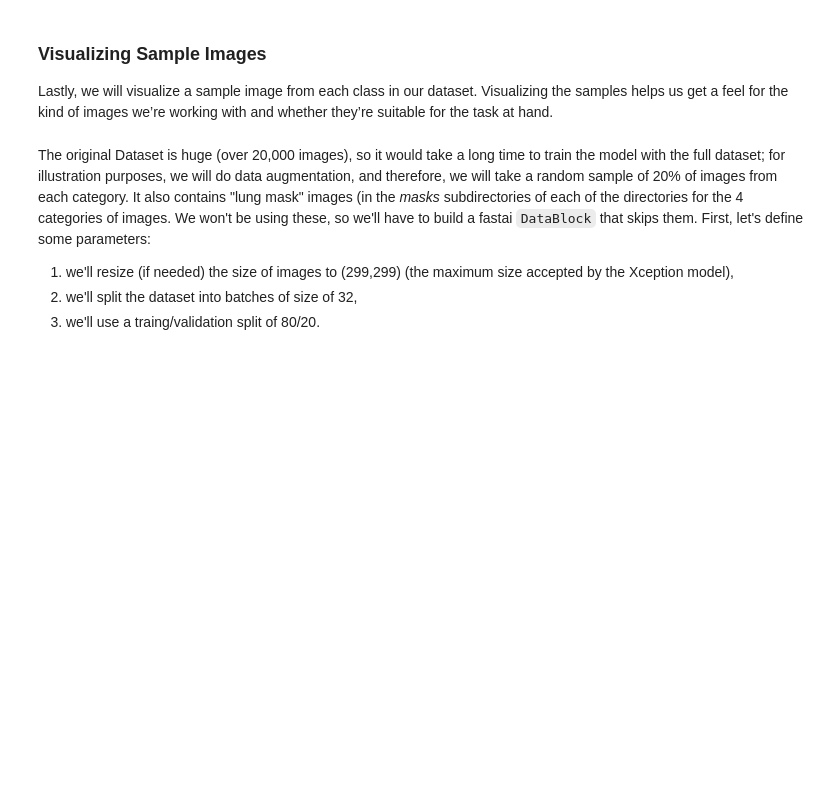
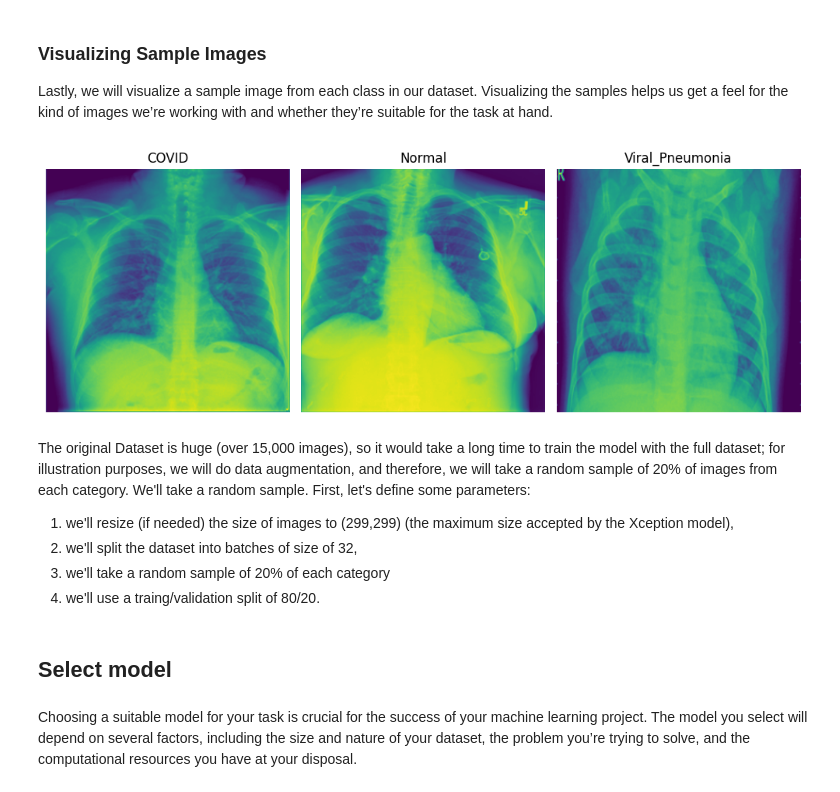
Before and after one commit to alexrodpas/ML-Projects, a Jupyter notebook: COVID19-Dtct-XRay.ipynb, the cells around one changed output. Drawn from its saved outputs; the diff is of its cells as text; code cells hidden in the pictures; blank space fills up the shorter version.

```diff
--- a/COVID19-Dtct-XRay.ipynb
+++ b/COVID19-Dtct-XRay.ipynb
@@ -244,0 +190,4 @@ class_counts_df
+# %%
+dataset_path = Path(dataset_dir)
+# Get the file paths for each image in the dataset
+img_paths = get_image_files(dataset_path)
@@ -249,41 +213,43 @@ Lastly, we will visualize a sample image from each class in our dataset. Visuali
 # %%
 # Get paths for the first sample in the dataset for each class
 sample_paths = [next((dataset_path/class_name).iterdir()) for class_name in class_names]
 sample_paths.sort()
 
-# Calculate the number of rows and columns
-grid_size = math.floor(math.sqrt(len(sample_paths)))
-n_rows = grid_size+(1 if grid_size**2 < len(sample_paths) else 0)
-n_cols = grid_size
+# Set the number of rows and columns
+n_rows = 1
+n_cols = 3
 
 # Create a list to store the first image found for each class
 images = [Image.open(path) for path in sample_paths]
 labels = [path.parent.name for path in sample_paths]
 
 # Create a figure for the grid
 fig, axs = plt.subplots(n_rows, n_cols, figsize=(10,10))
 
 for i, ax in enumerate(axs.flatten()):
     # If we have an image for this subplot
     if i < len(images) and images[i]:
         # Add the image to the subplot
         ax.imshow(np.array(images[i]))
         # Set the title to the corresponding class name
         ax.set_title(labels[i])
         # Remove the axis
         ax.axis('off')
     else:
         # If no image, hide the subplot
         ax.axis('off')
 
 # Display the grid
 plt.tight_layout()
 plt.show()
+# %% [output]
+[figure, added]
 # %% [markdown]
-The original Dataset is huge (over 20,000 images), so it would take a long time to train the model with the full dataset; for illustration purposes, we will do data augmentation, and therefore, we will take a random sample of 20% of images from each category. It also contains "lung mask" images (in the *masks* subdirectories of each of the directories for the 4 categories of images. We won't be using these, so we'll have to build a fastai `DataBlock` that skips them. First, let's define some parameters:
+The original Dataset is huge (over 15,000 images), so it would take a long time to train the model with the full dataset; for illustration purposes, we will do data augmentation, and therefore, we will take a random sample of 20% of images from each category. We'll take a random sample. First, let's define some parameters:
 
 1. we'll resize (if needed) the size of images to (299,299) (the maximum size accepted by the Xception model),
 1. we'll split the dataset into batches of size of 32,
+1. we'll take a random sample of 20% of each category
 1. we'll use a traing/validation split of 80/20.
 # %%
 IMG_HEIGHT = 299
@@ -291,0 +259,4 @@ NUM_CHANNELS = 3
+# %% [markdown]
+## Select model
+# %% [markdown]
+Choosing a suitable model for your task is crucial for the success of your machine learning project. The model you select will depend on several factors, including the size and nature of your dataset, the problem you’re trying to solve, and the computational resources you have at your disposal.
```
Also changed, not shown: parts of 18 cells of this notebook.
